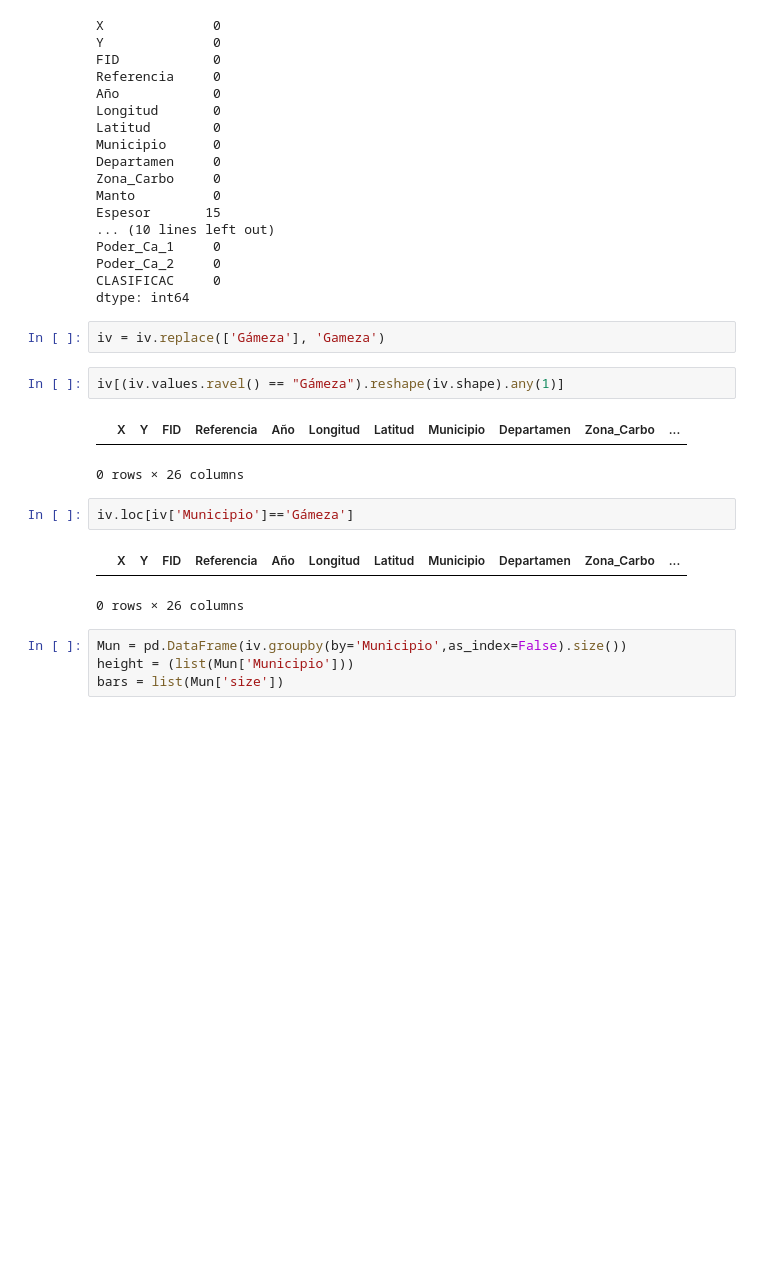
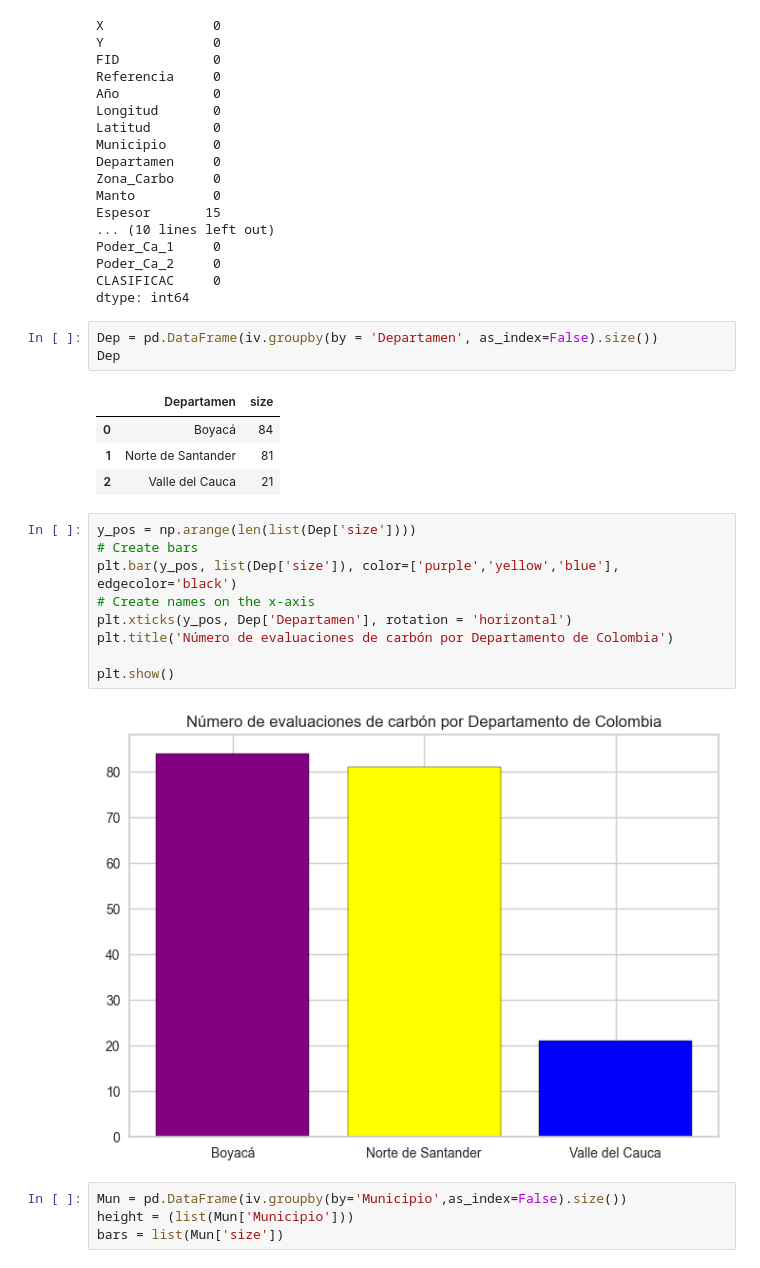
Before and after one commit to CamiloCorredor/Spatial_cluster, a Jupyter notebook: Cluster.ipynb, the cells around one changed output. Saved outputs shown, nothing was run; the diff lists cells and outputs as text; blank space fills up the shorter version.

```diff
--- a/Cluster.ipynb
+++ b/Cluster.ipynb
@@ -101,18 +80,25 @@ Poder_Ca_1     0
 Poder_Ca_2     0
 CLASIFICAC     0
 dtype: int64
-# %%
-iv = iv.replace(['Gámeza'], 'Gameza')
-# %%
-iv[(iv.values.ravel() == "Gámeza").reshape(iv.shape).any(1)]
-# %% [output]
-|  | X | Y | FID | Referencia | Año | Longitud | Latitud | Municipio | Departamen | Zona_Carbo | ... |
-0 rows × 26 columns
-# %%
-iv.loc[iv['Municipio']=='Gámeza']
-# %% [output]
-|  | X | Y | FID | Referencia | Año | Longitud | Latitud | Municipio | Departamen | Zona_Carbo | ... |
-0 rows × 26 columns
+# %%
+Dep = pd.DataFrame(iv.groupby(by = 'Departamen', as_index=False).size())
+Dep
+# %% [output]
+|  | Departamen | size |
+| 0 | Boyacá | 84 |
+| 1 | Norte de Santander | 81 |
+| 2 | Valle del Cauca | 21 |
+# %%
+y_pos = np.arange(len(list(Dep['size'])))
+# Create bars
+plt.bar(y_pos, list(Dep['size']), color=['purple','yellow','blue'],  edgecolor='black')
+# Create names on the x-axis
+plt.xticks(y_pos, Dep['Departamen'], rotation = 'horizontal')
+plt.title('Número de evaluaciones de carbón por Departamento de Colombia')
+
+plt.show()
+# %% [output]
+[figure, added]
 # %%
 Mun = pd.DataFrame(iv.groupby(by='Municipio',as_index=False).size())
 height = (list(Mun['Municipio']))
```
Also changed, not shown: parts of 19 cells of this notebook, 2 other files.
